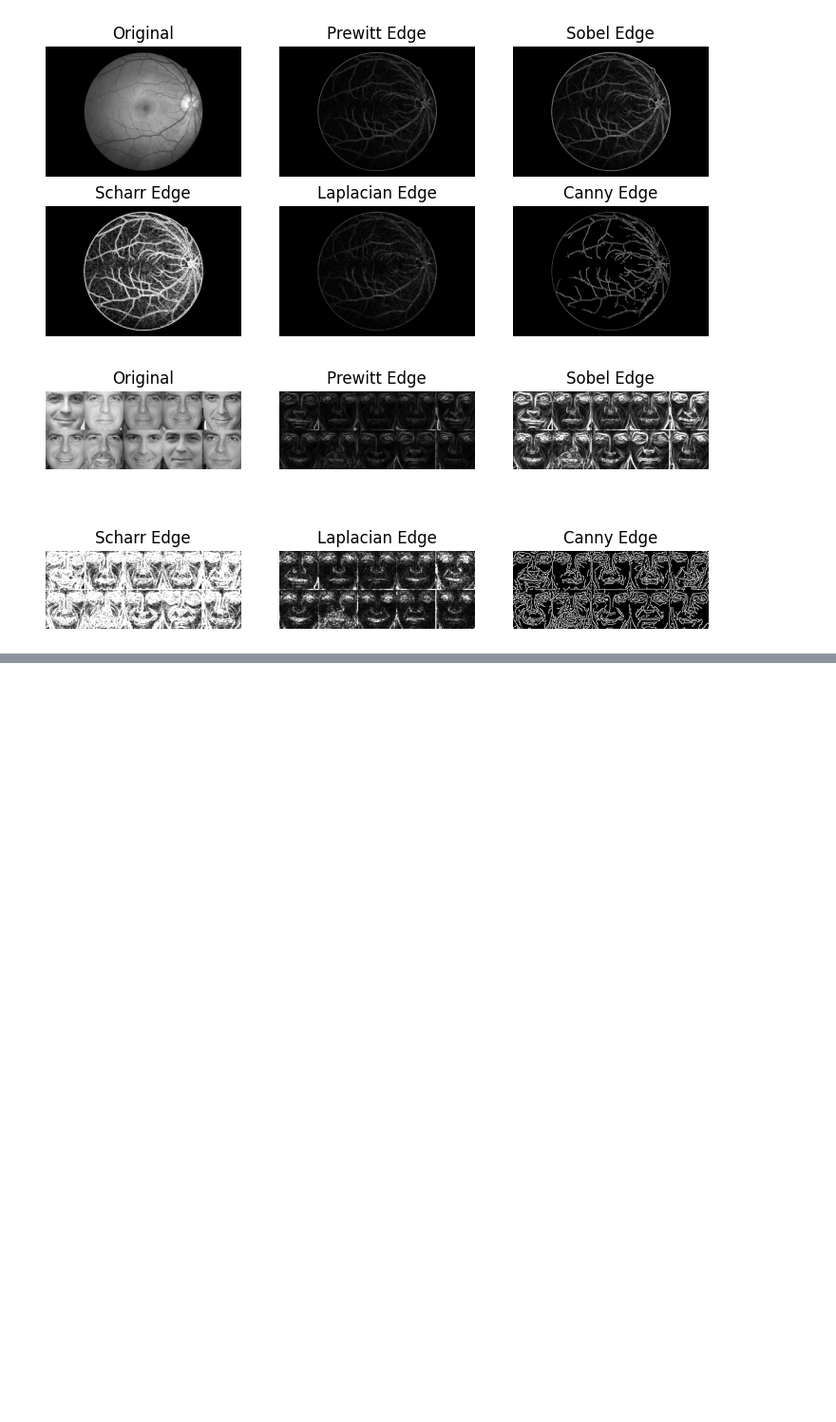
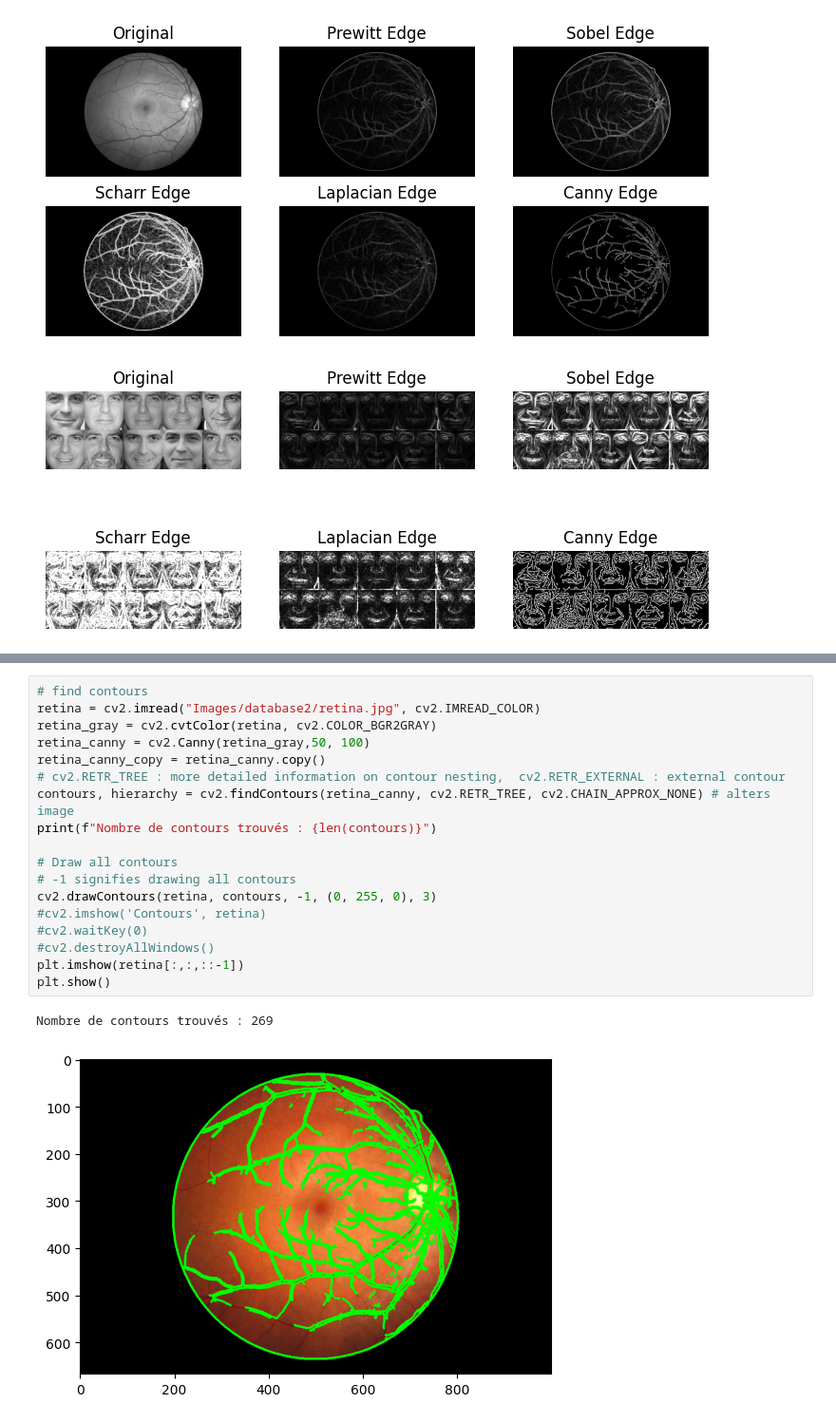
Before and after one commit to kkariste/Image-Enhancement, a Jupyter notebook: edges_detectors.ipynb, the cells around one changed output, grey strips where cells are left out. Shown at 95% size. Saved outputs shown, nothing was run; the diff lists cells and outputs as text; blank space fills up the shorter version.

```diff
--- a/edges_detectors.ipynb
+++ b/edges_detectors.ipynb
@@ -67,0 +75,21 @@ compute_edge(clooney)
+# %%
+# find contours
+retina = cv2.imread("Images/database2/retina.jpg", cv2.IMREAD_COLOR)
+retina_gray = cv2.cvtColor(retina, cv2.COLOR_BGR2GRAY)
+retina_canny = cv2.Canny(retina_gray,50, 100)
+retina_canny_copy = retina_canny.copy()
+# cv2.RETR_TREE : more detailed information on contour nesting,  cv2.RETR_EXTERNAL : external contour
+contours, hierarchy = cv2.findContours(retina_canny, cv2.RETR_TREE, cv2.CHAIN_APPROX_NONE) # alters image
+print(f"Nombre de contours trouvés : {len(contours)}")
+
+# Draw all contours
+# -1 signifies drawing all contours
+cv2.drawContours(retina, contours, -1, (0, 255, 0), 3)
+#cv2.imshow('Contours', retina)
+#cv2.waitKey(0)
+#cv2.destroyAllWindows()
+plt.imshow(retina[:,:,::-1])
+plt.show()
+# %% [output]
+Nombre de contours trouvés : 269
+[figure, added]
```
Also changed, not shown: parts of 2 cells of this notebook, 1 other file.
